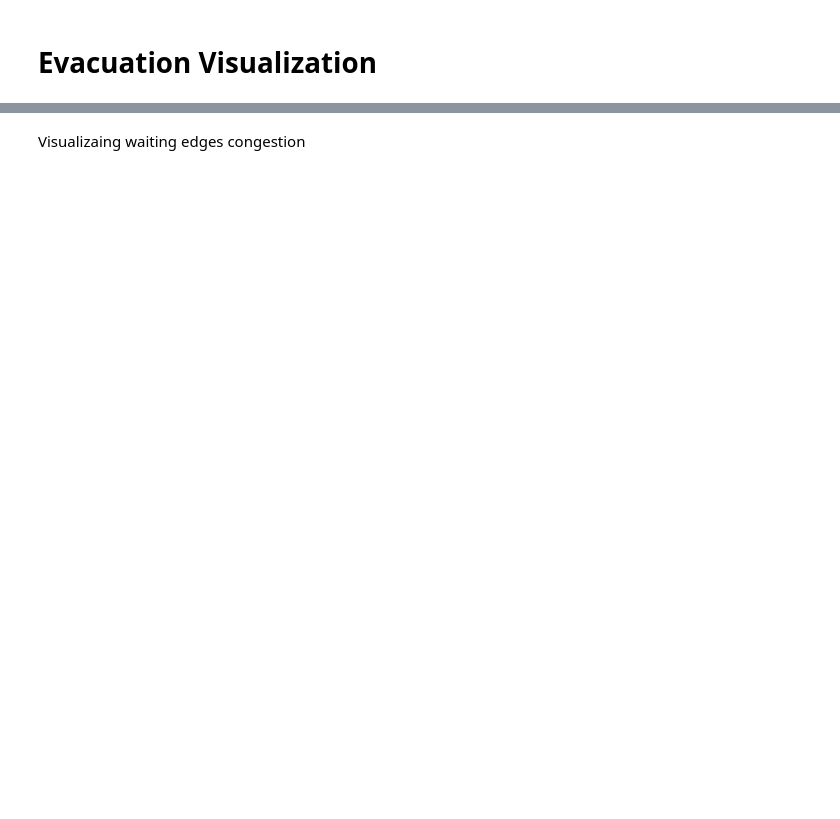
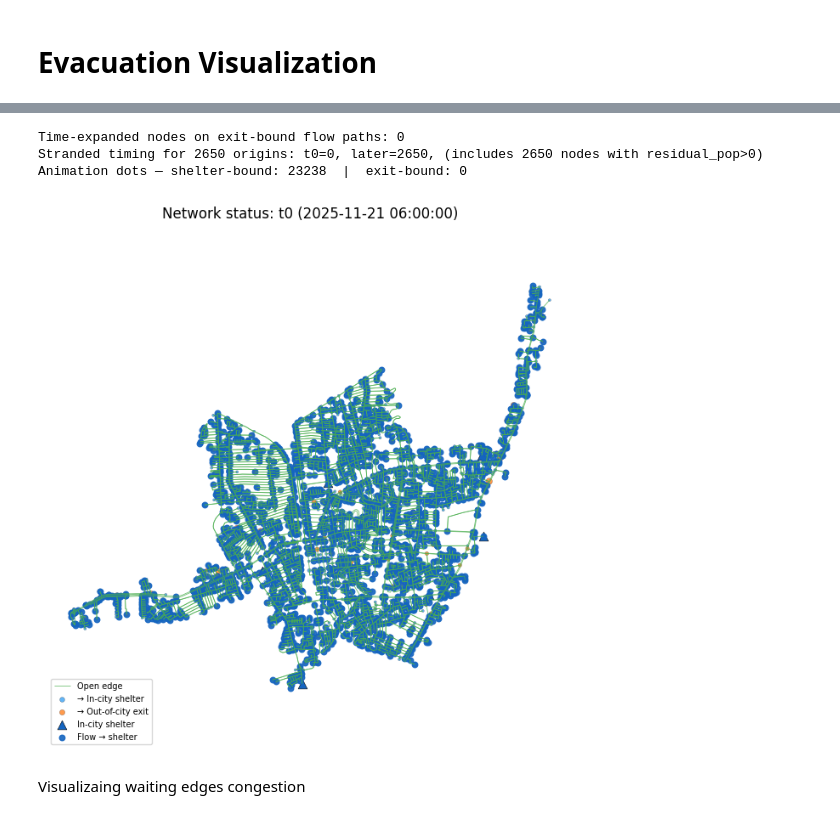
Before and after one commit to CosmosDever/Thesis-EvSim-Flooding-TH, a Jupyter notebook: notebooks/10_visualization.ipynb, the cells around one changed output, grey strips where cells are left out. Drawn from its saved outputs; the diff is of its cells as text; code cells hidden in the pictures; blank space fills up the shorter version.

```diff
--- a/notebooks/10_visualization.ipynb
+++ b/notebooks/10_visualization.ipynb
@@ -404,9 +444,9 @@ if "residual_pop" not in nodes_anim.columns:
     nodes_anim["pop_sent"] = 0
     nodes_anim["residual_pop"] = nodes_anim.get("pop_total", 0)
 
-out_city_anim = (
-    nodes_anim[nodes_anim["is_out_of_city"] == True].copy()
-    if "is_out_of_city" in nodes_anim.columns and nodes_anim["is_out_of_city"].any()
+exit_anim = (
+    nodes_anim[nodes_anim["is_exit"] == True].copy()
+    if "is_exit" in nodes_anim.columns and nodes_anim["is_exit"].any()
     else gpd.GeoDataFrame(columns=nodes_anim.columns)
 )
 
@@ -422,7 +462,7 @@ for _, row in edges_anim.iterrows():
 
 flow_dict = flow_result["flow_dict"]
 H_flow = flow_result["graph"]
-out_city_osmids_anim = flow_result.get("out_city_osmids", set())
+exit_osmids_anim = flow_result.get("exit_osmids", set())
 
 # ── KEY FIX ──────────────────────────────────────────────────────────────────
 # Reverse-BFS through actual flow edges to find every time-expanded node whose
@@ -436,7 +476,7 @@ for u, nbrs in flow_dict.items():
 
 exit_reachable_te = set()
 bfs_q = deque()
-for osmid in out_city_osmids_anim:
+for osmid in exit_osmids_anim:
     for layer in range(len(time_names)):
         node = (int(osmid), layer)
         if node not in exit_reachable_te:
@@ -458,7 +498,7 @@ L = len(time_names)
 sink_osmids = (
     nodes.loc[
         (nodes.get("is_shelter", False) == True)
-        | (nodes.get("is_out_of_city", False) == True),
+        | (nodes.get("is_exit", False) == True),
         "osmid",
     ]
     .drop_duplicates()
@@ -573,18 +613,18 @@ agent_chunks = Parallel(n_jobs=cfg.N_JOBS, prefer="threads")(
 )
 
 agent_positions_shelter  = [[] for _ in time_names]
-agent_positions_out_city = [[] for _ in time_names]
+agent_positions_exit = [[] for _ in time_names]
 for chunk in agent_chunks:
     for ti, x, y, is_exit in chunk:
         if is_exit:
-            agent_positions_out_city[ti].append((x, y))
+            agent_positions_exit[ti].append((x, y))
         else:
             agent_positions_shelter[ti].append((x, y))
 
 n_shelter_dots  = sum(len(f) for f in agent_positions_shelter)
-n_out_city_dots = sum(len(f) for f in agent_positions_out_city)
-print(f"Animation dots — shelter-bound: {n_shelter_dots}  |  exit-bound: {n_out_city_dots}")
-if n_shelter_dots + n_out_city_dots == 0:
+n_exit_dots = sum(len(f) for f in agent_positions_exit)
+print(f"Animation dots — shelter-bound: {n_shelter_dots}  |  exit-bound: {n_exit_dots}")
+if n_shelter_dots + n_exit_dots == 0:
     print("No evac movement to animate. Check flow_results and parameters.")
 
 fig, ax = plt.subplots(figsize=(8, 8))
@@ -608,7 +648,7 @@ def update(frame_idx):
     # Origin nodes colored by assigned destination
     if has_dest:
         for dest, color, lbl in [("shelter",  "#2196f3", "→ In-city shelter"),
-                                   ("out_city", "#ff6f00", "→ Out-of-city exit")]:
+                                   ("exit", "#ff6f00", "→ Out-of-city exit")]:
             mask = nodes_anim["evac_dest"] == dest
             if mask.any():
                 nodes_anim[mask].plot(ax=ax, color=color, markersize=pop_size[mask],
@@ -624,42 +664,47 @@ def update(frame_idx):
                                       edgecolor="k", linewidth=0.4, label="In-city shelter")
 
     # Out-of-city exit markers (orange ★)
-    if len(out_city_anim) > 0:
-        out_city_anim.plot(ax=ax, color="#ff6f00", markersize=180, marker="*",
+    if len(exit_anim) > 0:
+        exit_anim.plot(ax=ax, color="#ff6f00", markersize=180, marker="*",
                            edgecolor="k", linewidth=0.5, label="Out-of-city exit", zorder=6)
 
     # Stranded population (only once the node actually becomes unreachable)
     stranded_time = stranded_from_series
     stranded_mask = (
         nodes_anim["residual_pop"] > 0
     ) & stranded_time.notna() & (frame_idx >= stranded_time)
     stranded = nodes_anim[stranded_mask]
     if len(stranded):
         stranded.plot(ax=ax, color="#f44336", markersize=70, marker="x",
                       linewidth=1.2, label="Stranded")
 
     # Moving dots: blue = toward in-city shelter, orange = toward out-of-city exit
     if agent_positions_shelter[frame_idx]:
         xs, ys = zip(*agent_positions_shelter[frame_idx])
         ax.scatter(xs, ys, color="#1565c0", s=22, alpha=0.9, label="Flow → shelter")
-    if agent_positions_out_city[frame_idx]:
-        xs, ys = zip(*agent_positions_out_city[frame_idx])
+    if agent_positions_exit[frame_idx]:
+        xs, ys = zip(*agent_positions_exit[frame_idx])
         ax.scatter(xs, ys, color="#ff6f00", s=22, alpha=0.9, label="Flow → out-city")
 
     ax.set_title(f"Network status: {time_name} ({time_label})")
     ax.set_axis_off()
     if len(open_edges) or len(closed_edges):
         ax.set_aspect("equal", adjustable="datalim")
     else:
         ax.set_aspect("auto")
     handles, labels = ax.get_legend_handles_labels()
     uniq = dict(zip(labels, handles))
     if uniq:
         ax.legend(uniq.values(), uniq.keys(), loc="lower left", fontsize=7)
     return ax
 
 
 ani = FuncAnimation(fig, update, frames=len(time_names), interval=800, repeat=True)
+# %% [output]
+Time-expanded nodes on exit-bound flow paths: 0
+Stranded timing for 2650 origins: t0=0, later=2650, (includes 2650 nodes with residual_pop>0)
+Animation dots — shelter-bound: 23238  |  exit-bound: 0
+[figure, added]
 # %%
 # Saving animation to gif file
 fps = 3
```
Also changed, not shown: parts of 6 cells of this notebook, 10 other files.
